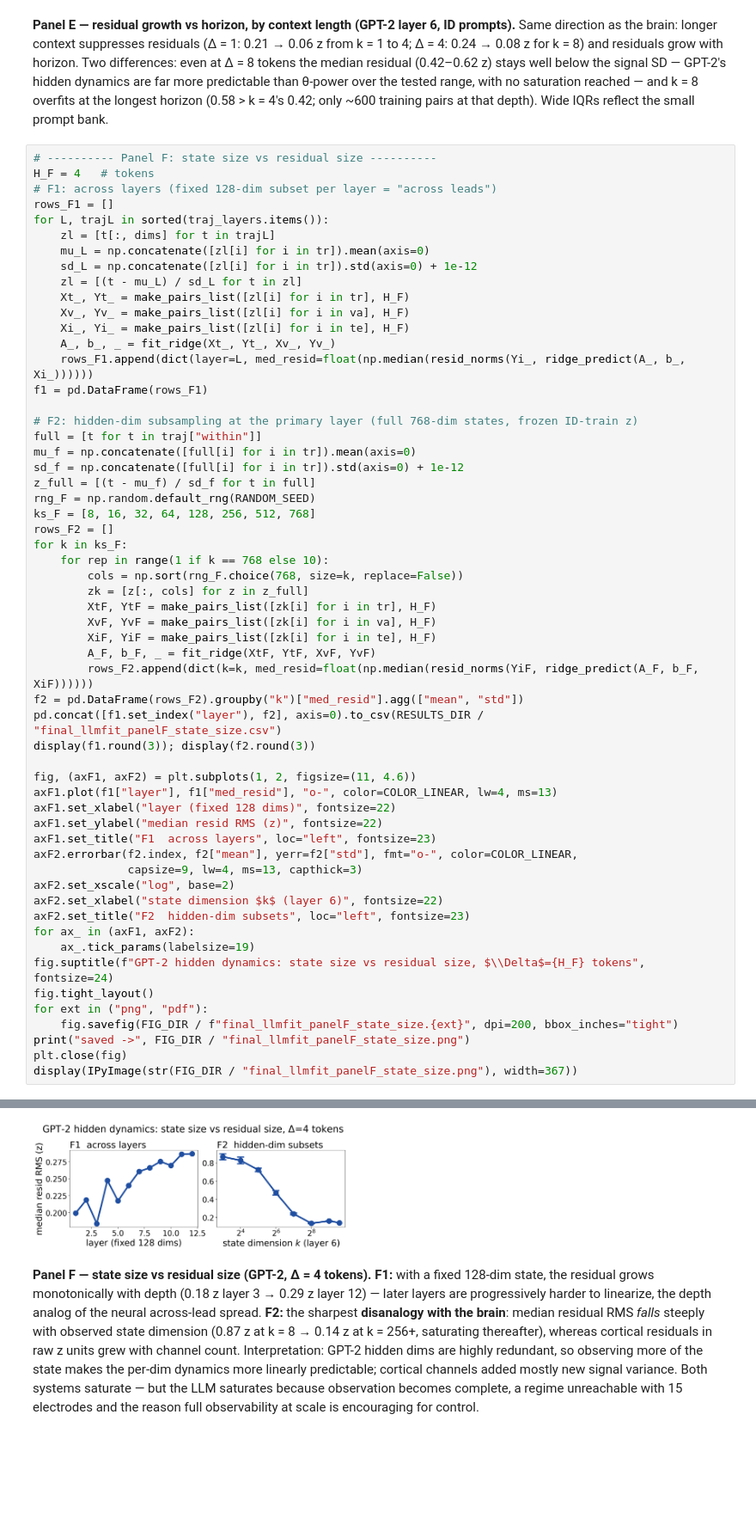
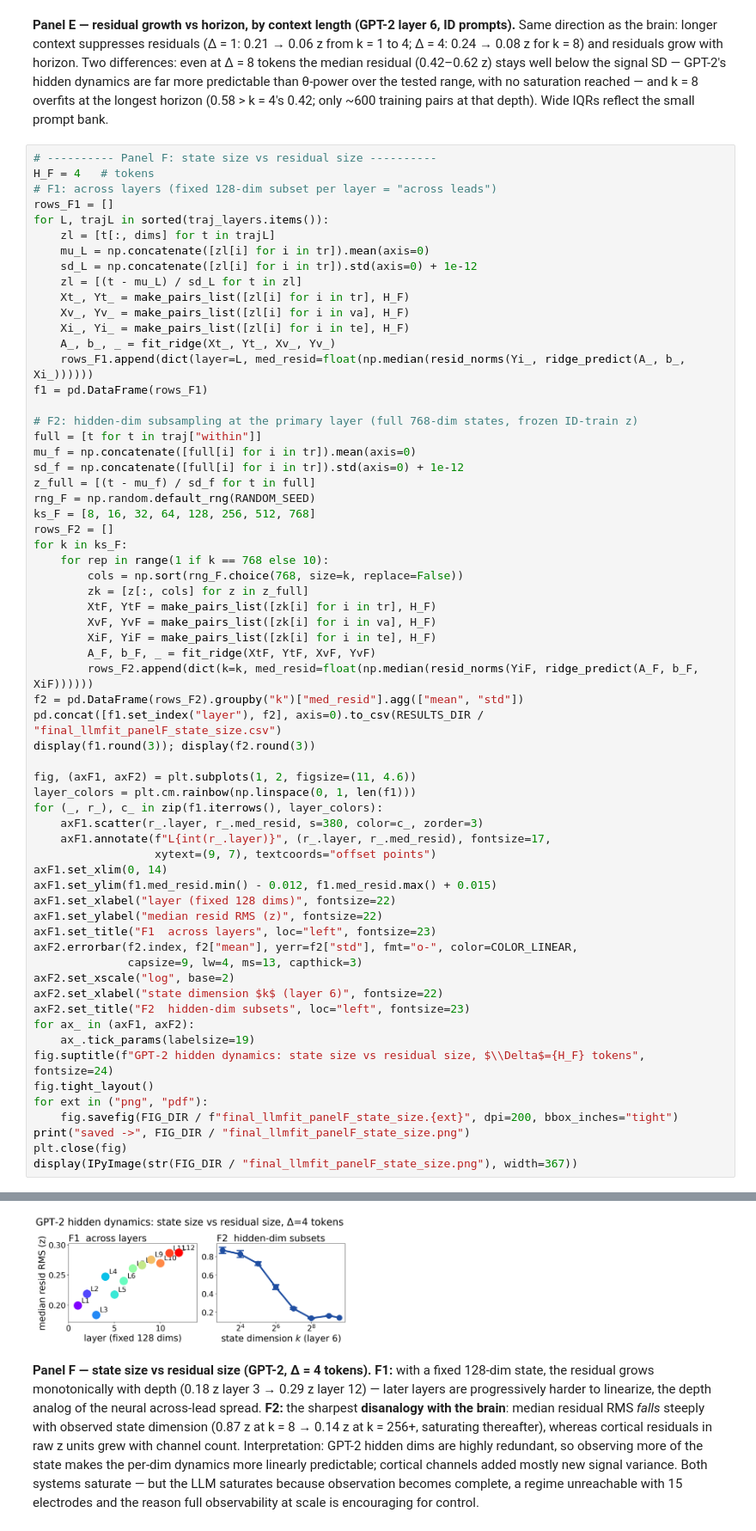
Before and after one commit to rgs2151/controller, a Jupyter notebook: NeuroAnalysis/final_figure_llm_fitted.ipynb, the cells around one changed output, grey strips where cells are left out. Shown at 86% size. Cells and saved outputs as stored; diff of their text form; blank space fills up the shorter version.

Commit message:
restyle LLM-fitted Panel F1 as rainbow layer scatter (matches human across-leads panel)

```diff
--- a/NeuroAnalysis/final_figure_llm_fitted.ipynb
+++ b/NeuroAnalysis/final_figure_llm_fitted.ipynb
@@ -328,7 +328,13 @@ pd.concat([f1.set_index("layer"), f2], axis=0).to_csv(RESULTS_DIR / "final_llmfi
 display(f1.round(3)); display(f2.round(3))
 
 fig, (axF1, axF2) = plt.subplots(1, 2, figsize=(11, 4.6))
-axF1.plot(f1["layer"], f1["med_resid"], "o-", color=COLOR_LINEAR, lw=4, ms=13)
+layer_colors = plt.cm.rainbow(np.linspace(0, 1, len(f1)))
+for (_, r_), c_ in zip(f1.iterrows(), layer_colors):
+    axF1.scatter(r_.layer, r_.med_resid, s=380, color=c_, zorder=3)
+    axF1.annotate(f"L{int(r_.layer)}", (r_.layer, r_.med_resid), fontsize=17,
+                  xytext=(9, 7), textcoords="offset points")
+axF1.set_xlim(0, 14)
+axF1.set_ylim(f1.med_resid.min() - 0.012, f1.med_resid.max() + 0.015)
 axF1.set_xlabel("layer (fixed 128 dims)", fontsize=22)
 axF1.set_ylabel("median resid RMS (z)", fontsize=22)
 axF1.set_title("F1  across layers", loc="left", fontsize=23)
@@ -344,33 +350,33 @@ fig.tight_layout()
 for ext in ("png", "pdf"):
     fig.savefig(FIG_DIR / f"final_llmfit_panelF_state_size.{ext}", dpi=200, bbox_inches="tight")
 print("saved ->", FIG_DIR / "final_llmfit_panelF_state_size.png")
 plt.close(fig)
 display(IPyImage(str(FIG_DIR / "final_llmfit_panelF_state_size.png"), width=367))
 # %% [output]
 |  | layer | med_resid |
 | 0 | 1 | 0.199 |
 | 1 | 2 | 0.219 |
 | 2 | 3 | 0.184 |
 | 3 | 4 | 0.247 |
 | 4 | 5 | 0.217 |
 | 5 | 6 | 0.240 |
 | 6 | 7 | 0.261 |
 | 7 | 8 | 0.266 |
 | 8 | 9 | 0.275 |
 | 9 | 10 | 0.269 |
 | 10 | 11 | 0.286 |
 | 11 | 12 | 0.287 |
 |  | mean | std |
 | k |  |  |
 | 8 | 0.868 | 0.033 |
 | 16 | 0.827 | 0.037 |
 | 32 | 0.724 | 0.020 |
 | 64 | 0.471 | 0.025 |
 | 128 | 0.240 | 0.010 |
 | 256 | 0.136 | 0.004 |
 | 512 | 0.161 | 0.002 |
 | 768 | 0.142 | NaN |
 saved -> /teamspace/studios/this_studio/LinearLLMDynamic/NeuroAnalysis/figures/final_llmfit_panelF_state_size.png
-[figure, old version]
+[figure, new version]
 # %% [markdown]
 **Panel F — state size vs residual size (GPT-2, Δ = 4 tokens).** **F1:** with a fixed 128-dim state, the residual grows monotonically with depth (0.18 z layer 3 → 0.29 z layer 12) — later layers are progressively harder to linearize, the depth analog of the neural across-lead spread. **F2:** the sharpest **disanalogy with the brain**: median residual RMS *falls* steeply with observed state dimension (0.87 z at k = 8 → 0.14 z at k = 256+, saturating thereafter), whereas cortical residuals in raw z units grew with channel count. Interpretation: GPT-2 hidden dims are highly redundant, so observing more of the state makes the per-dim dynamics more linearly predictable; cortical channels added mostly new signal variance. Both systems saturate — but the LLM saturates because observation becomes complete, a regime unreachable with 15 electrodes and the reason full observability at scale is encouraging for control.
```
Also changed, not shown: parts of 2 cells of this notebook, 9 other files.
